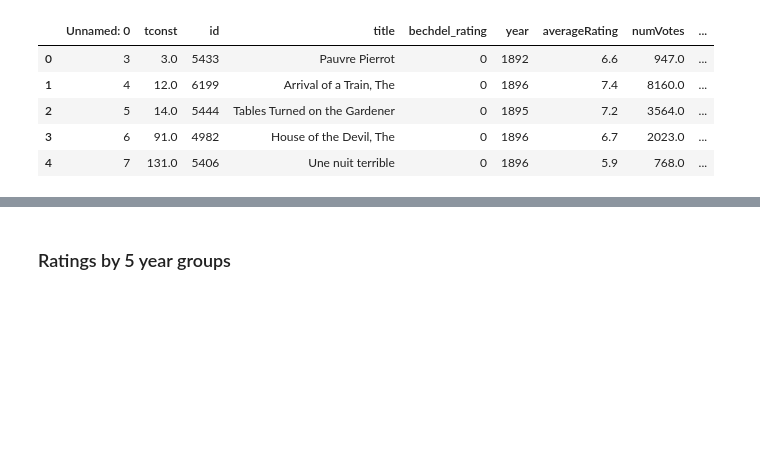
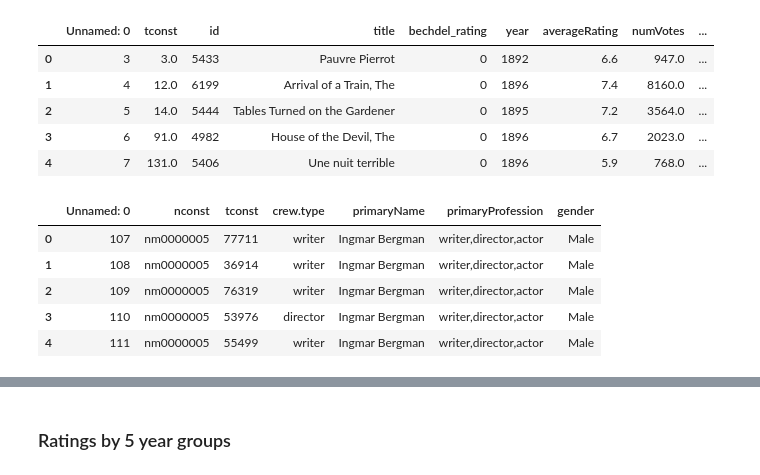
Before and after one commit to snmcnish/bechdel-test, a Jupyter notebook: Final Project Plots.ipynb, the cells around one changed output, grey strips where cells are left out. Cells and saved outputs as stored; diff of their text form; code cells hidden in the pictures; blank space fills up the shorter version.

```diff
--- a/Final Project Plots.ipynb
+++ b/Final Project Plots.ipynb
@@ -21,3 +23,12 @@ bechdel.head()
 | 2 | 5 | 14.0 | 5444 | Tables Turned on the Gardener | 0 | 1895 | 7.2 | 3564.0 | ... |
 | 3 | 6 | 91.0 | 4982 | House of the Devil, The | 0 | 1896 | 6.7 | 2023.0 | ... |
 | 4 | 7 | 131.0 | 5406 | Une nuit terrible | 0 | 1896 | 5.9 | 768.0 | ... |
+# %%
+crew.head()
+# %% [output]
+|  | Unnamed: 0 | nconst | tconst | crew.type | primaryName | primaryProfession | gender |
+| 0 | 107 | nm0000005 | 77711 | writer | Ingmar Bergman | writer,director,actor | Male |
+| 1 | 108 | nm0000005 | 36914 | writer | Ingmar Bergman | writer,director,actor | Male |
+| 2 | 109 | nm0000005 | 76319 | writer | Ingmar Bergman | writer,director,actor | Male |
+| 3 | 110 | nm0000005 | 53976 | director | Ingmar Bergman | writer,director,actor | Male |
+| 4 | 111 | nm0000005 | 55499 | writer | Ingmar Bergman | writer,director,actor | Male |
```
Also changed, not shown: parts of 24 cells of this notebook.
